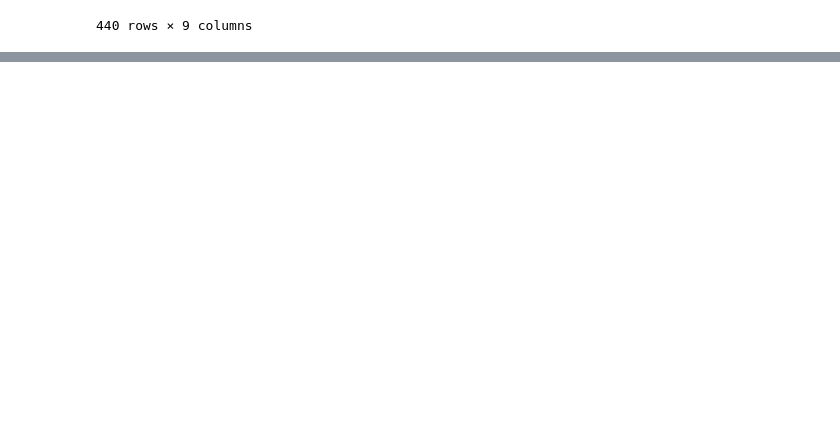
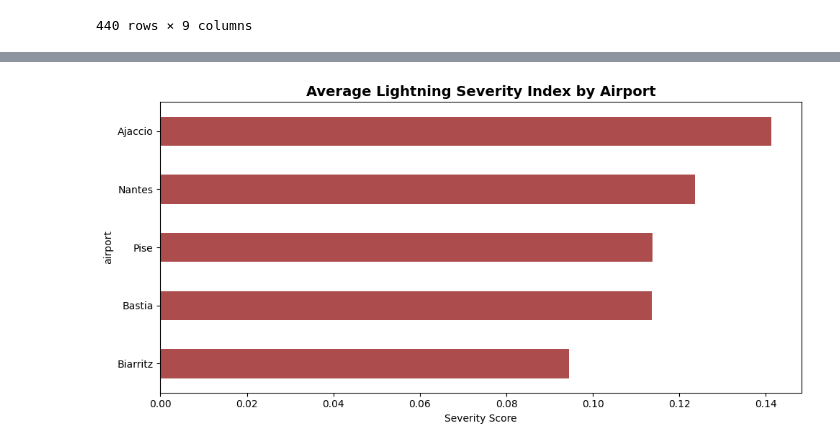
Before and after one commit to Houda-git/Data-Battle, a Jupyter notebook: Analysis_data_airport.ipynb, the cells around one changed output, grey strips where cells are left out. Saved outputs shown, nothing was run; the diff lists cells and outputs as text; code cells hidden in the pictures; blank space fills up the shorter version.

```diff
--- a/Analysis_data_airport.ipynb
+++ b/Analysis_data_airport.ipynb
@@ -356,0 +487,18 @@ df_features = pd.concat(features_list)
+# %%
+#Analysing storm severity as a combination of amplitude, cloud distance and cloud ground, intense especially at ajaccio
+# Create a severity score combining multiple factors
+df['severity_score'] = (
+    np.abs(df['amplitude']) / df['amplitude'].max() * 0.4 +  # Amplitude (40% weight)
+    (df['icloud'] == False).astype(int) * 0.3 +              # Cloud-ground (30% weight)
+    (df['dist'] < 10).astype(int) * 0.3                       # Close distance (30% weight)
+)
+
+
+severity_by_airport = df.groupby('airport')['severity_score'].mean().sort_values()
+severity_by_airport.plot(kind='barh', figsize=(10, 5), color='darkred', alpha=0.7)
+plt.title('Average Lightning Severity Index by Airport', fontsize=14, fontweight='bold')
+plt.xlabel('Severity Score')
+plt.tight_layout()
+plt.show()
+# %% [output]
+[figure, added]
```
Also changed, not shown: parts of 10 cells of this notebook.
